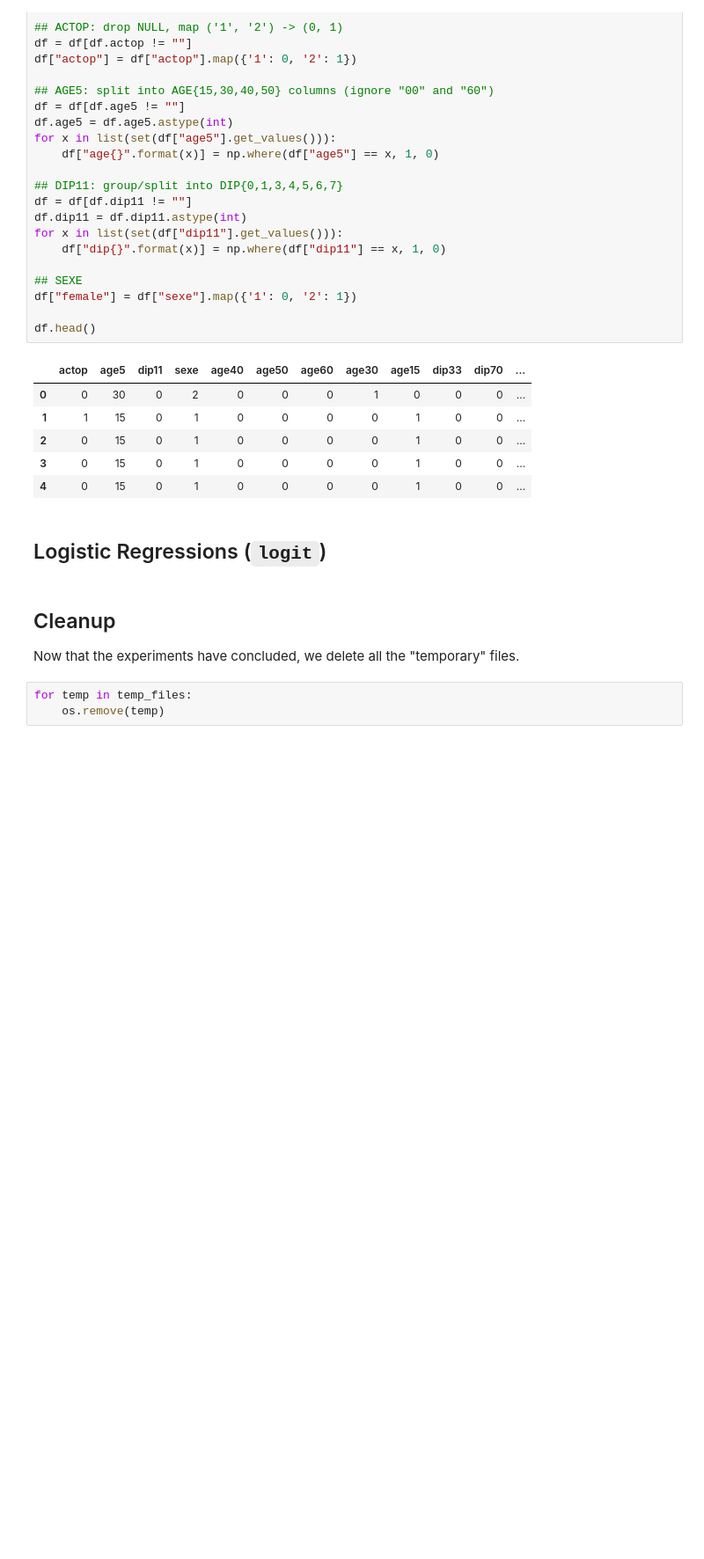
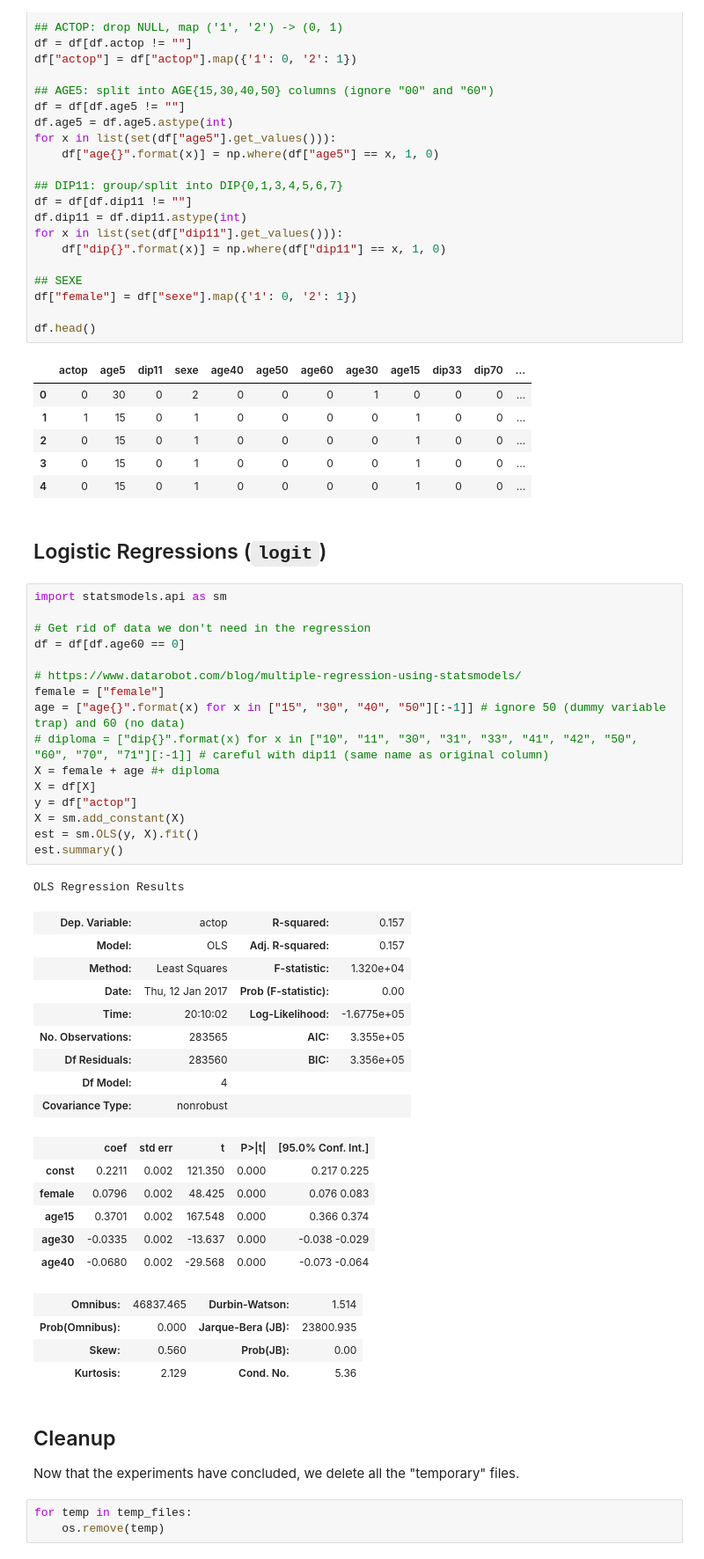
Before and after one commit to ncocacola/econml, a Jupyter notebook: econml.ipynb, the cells around one changed output. Shown at 88% size. Cells and saved outputs as stored; diff of their text form; blank space fills up the shorter version.

Commit message:
Added a first basic linear regression.

```diff
--- a/econml.ipynb
+++ b/econml.ipynb
@@ -266,6 +266,43 @@ df.head()
 | 4 | 0 | 15 | 0 | 1 | 0 | 0 | 0 | 0 | 1 | 0 | 0 | ... |
 # %% [markdown]
 ## Logistic Regressions (`logit`)
+# %%
+import statsmodels.api as sm
+
+# Get rid of data we don't need in the regression
+df = df[df.age60 == 0]
+
+# https://www.datarobot.com/blog/multiple-regression-using-statsmodels/
+female = ["female"]
+age = ["age{}".format(x) for x in ["15", "30", "40", "50"][:-1]] # ignore 50 (dummy variable trap) and 60 (no data)
+# diploma = ["dip{}".format(x) for x in ["10", "11", "30", "31", "33", "41", "42", "50", "60", "70", "71"][:-1]] # careful with dip11 (same name as original column)
+X = female + age #+ diploma
+X = df[X]
+y = df["actop"]
+X = sm.add_constant(X)
+est = sm.OLS(y, X).fit()
+est.summary()
+# %% [output]
+OLS Regression Results
+| Dep. Variable: | actop | R-squared: | 0.157 |
+| Model: | OLS | Adj. R-squared: | 0.157 |
+| Method: | Least Squares | F-statistic: | 1.320e+04 |
+| Date: | Thu, 12 Jan 2017 | Prob (F-statistic): | 0.00 |
+| Time: | 20:10:02 | Log-Likelihood: | -1.6775e+05 |
+| No. Observations: | 283565 | AIC: | 3.355e+05 |
+| Df Residuals: | 283560 | BIC: | 3.356e+05 |
+| Df Model: | 4 |  |  |
+| Covariance Type: | nonrobust |  |  |
+|  | coef | std err | t | P>|t| | [95.0% Conf. Int.] |
+| const | 0.2211 | 0.002 | 121.350 | 0.000 | 0.217 0.225 |
+| female | 0.0796 | 0.002 | 48.425 | 0.000 | 0.076 0.083 |
+| age15 | 0.3701 | 0.002 | 167.548 | 0.000 | 0.366 0.374 |
+| age30 | -0.0335 | 0.002 | -13.637 | 0.000 | -0.038 -0.029 |
+| age40 | -0.0680 | 0.002 | -29.568 | 0.000 | -0.073 -0.064 |
+| Omnibus: | 46837.465 | Durbin-Watson: | 1.514 |
+| Prob(Omnibus): | 0.000 | Jarque-Bera (JB): | 23800.935 |
+| Skew: | 0.560 | Prob(JB): | 0.00 |
+| Kurtosis: | 2.129 | Cond. No. | 5.36 |
 # %% [markdown]
 ## Cleanup
 
```
Also changed, not shown: 1 other file.
